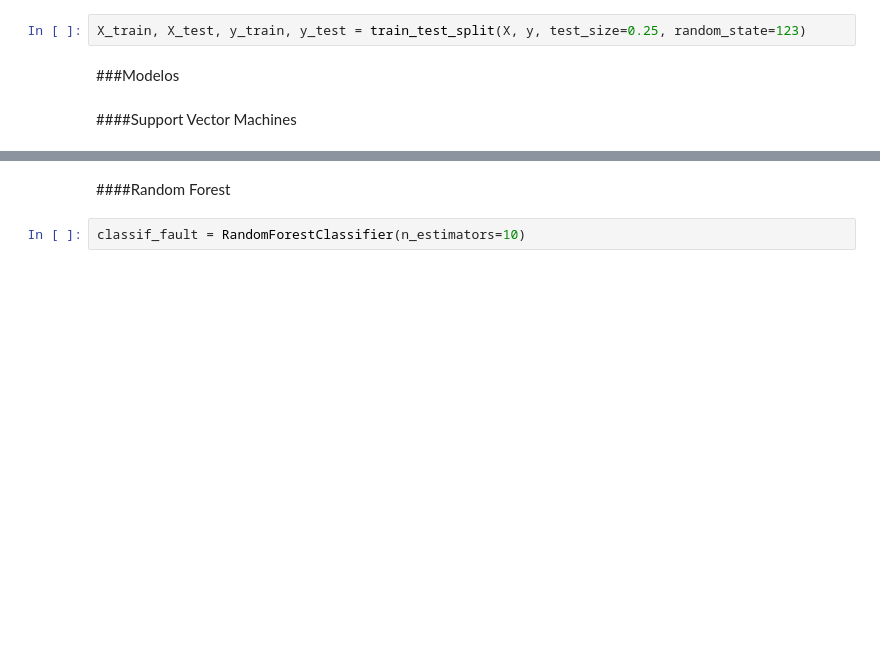
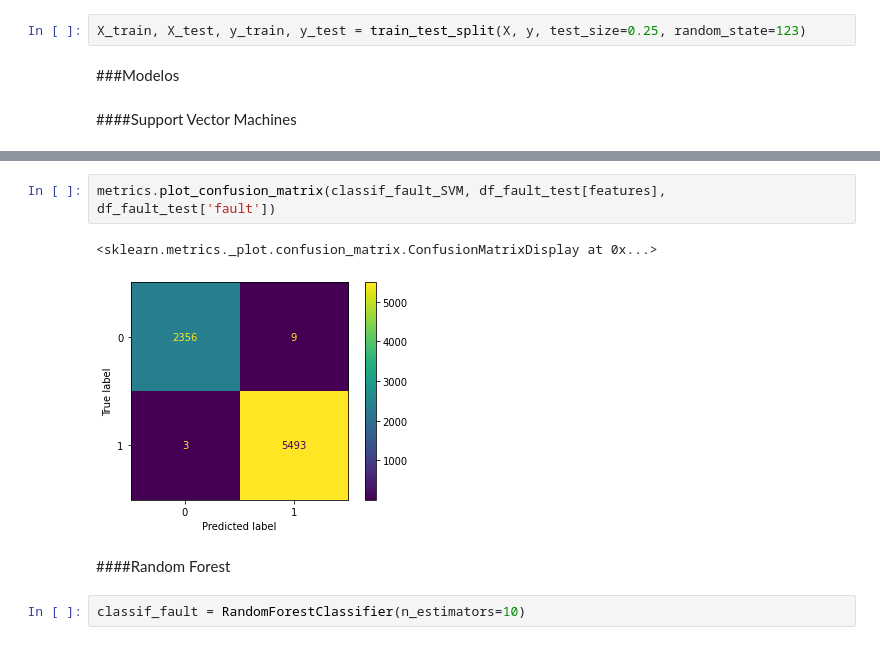
Before and after one commit to romerofernandes/class_fault, a Jupyter notebook: class_fault.ipynb, the cells around one changed output, grey strips where cells are left out. Saved outputs shown, nothing was run; the diff lists cells and outputs as text; blank space fills up the shorter version.

```diff
--- a/class_fault.ipynb
+++ b/class_fault.ipynb
@@ -186,3 +197,8 @@ metrics.plot_confusion_matrix(classif_fault_SVM,X_test,y_test,)
+# %%
+metrics.plot_confusion_matrix(classif_fault_SVM, df_fault_test[features], df_fault_test['fault'])
+# %% [output]
+<sklearn.metrics._plot.confusion_matrix.ConfusionMatrixDisplay at 0x...>
+[figure, added]
 # %% [markdown]
 ####Random Forest
 # %%
```
Also changed, not shown: parts of 10 cells of this notebook.
